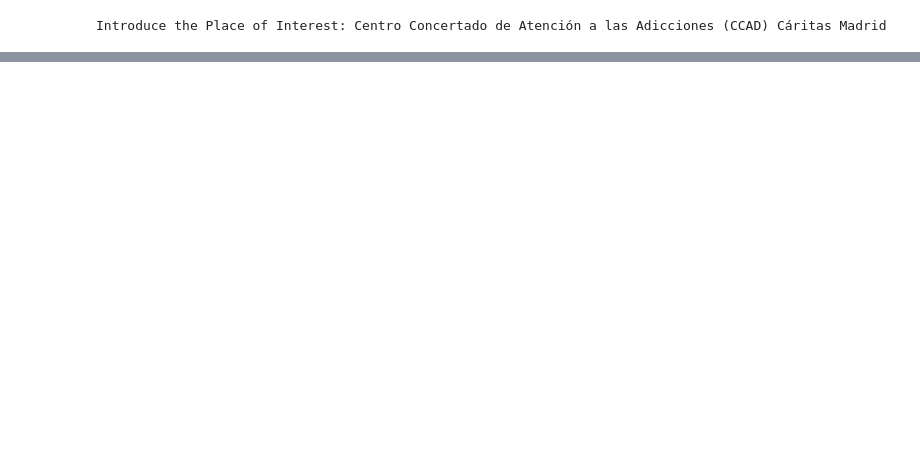
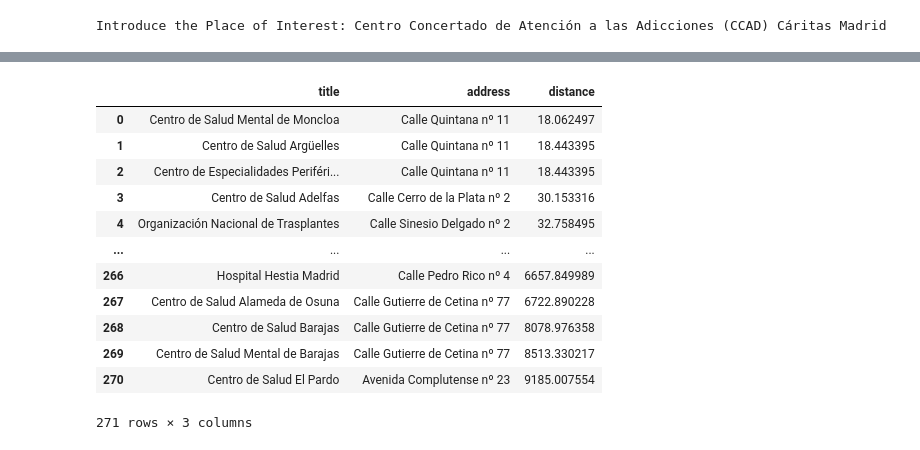
Before and after one commit to GNavarro-DA/ih_datamadpt1121_project_m1, a Jupyter notebook: notebooks/notebook_project1.ipynb, the cells around one changed output, grey strips where cells are left out. Drawn from its saved outputs; the diff is of its cells as text; code cells hidden in the pictures; blank space fills up the shorter version.

Commit message:
notebooks done, results obtained. pending build the pipeline

```diff
--- a/notebooks/notebook_project1.ipynb
+++ b/notebooks/notebook_project1.ipynb
@@ -126,0 +204,2 @@ place_long
+# %%
+result_total = df_places_bikes.groupby(['title'])[['distance']].min().sort_values(by=('distance'), ascending=True)
@@ -126,0 +223,18 @@ place_long
+# %%
+lower_distances = result_total.merge(df_places_bikes, how='inner', on=['title','distance'])[['title','address','distance']]
+# %%
+lower_distances
+# %% [output]
+|  | title | address | distance |
+| 0 | Centro de Salud Mental de Moncloa | Calle Quintana nº 11 | 18.062497 |
+| 1 | Centro de Salud Argüelles | Calle Quintana nº 11 | 18.443395 |
+| 2 | Centro de Especialidades Periféri... | Calle Quintana nº 11 | 18.443395 |
+| 3 | Centro de Salud Adelfas | Calle Cerro de la Plata nº 2 | 30.153316 |
+| 4 | Organización Nacional de Trasplantes | Calle Sinesio Delgado nº 2 | 32.758495 |
+| ... | ... | ... | ... |
+| 266 | Hospital Hestia Madrid | Calle Pedro Rico nº 4 | 6657.849989 |
+| 267 | Centro de Salud Alameda de Osuna | Calle Gutierre de Cetina nº 77 | 6722.890228 |
+| 268 | Centro de Salud Barajas | Calle Gutierre de Cetina nº 77 | 8078.976358 |
+| 269 | Centro de Salud Mental de Barajas | Calle Gutierre de Cetina nº 77 | 8513.330217 |
+| 270 | Centro de Salud El Pardo | Avenida Complutense nº 23 | 9185.007554 |
+271 rows × 3 columns
```
Also changed, not shown: parts of 17 cells of this notebook, 1 other file.
